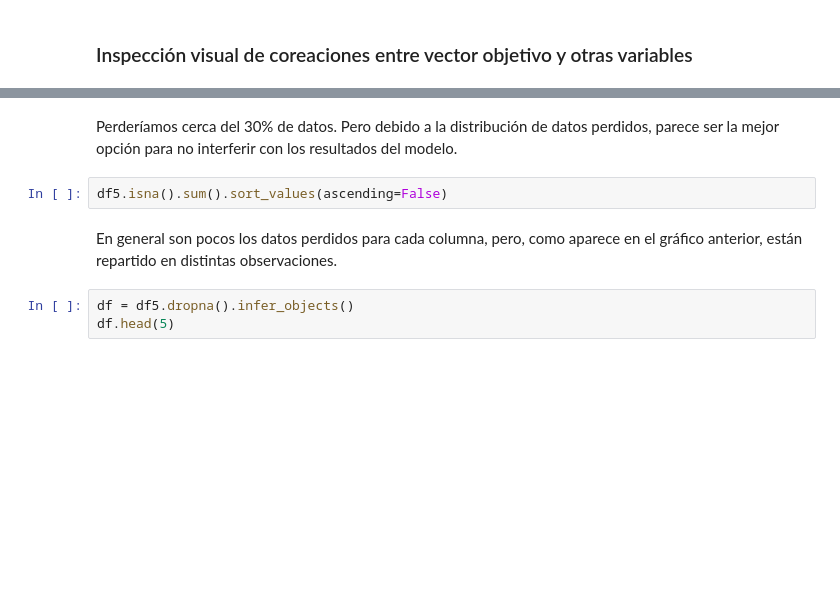
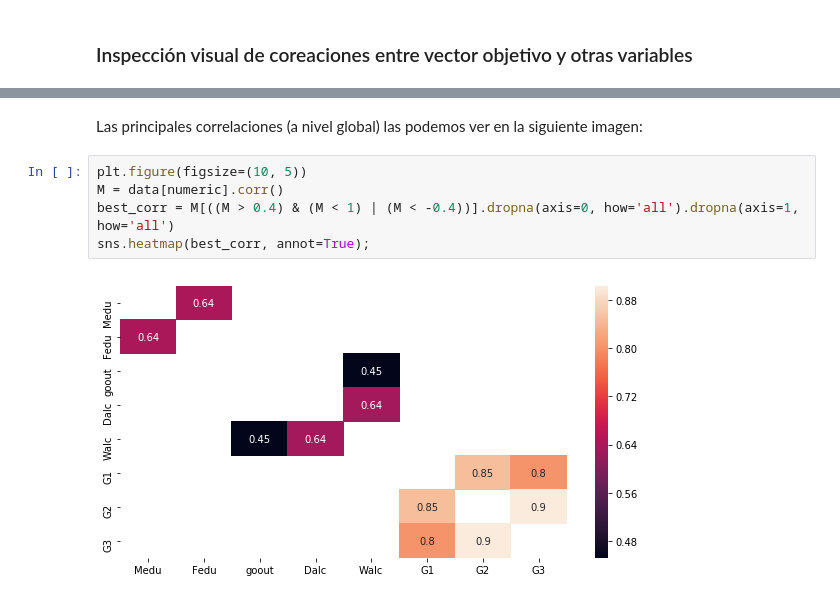
Before and after one commit to muZk/desafio-latam-ds-python, a Jupyter notebook: 02 - Fundamentos Data Science/prueba/Rendimiento escolar.ipynb, the cells around one changed output, grey strips where cells are left out. Drawn from its saved outputs; the diff is of its cells as text; blank space fills up the shorter version.

```diff
--- a/02 - Fundamentos Data Science/prueba/Rendimiento escolar.ipynb
+++ b/02 - Fundamentos Data Science/prueba/Rendimiento escolar.ipynb
@@ -418,9 +472,9 @@ df5.dropna().shape
-# %% [markdown]
-Perderíamos cerca del 30% de datos. Pero debido a la distribución de datos perdidos, parece ser la mejor opción para no interferir con los resultados del modelo.
-# %%
-df5.isna().sum().sort_values(ascending=False)
-# %% [markdown]
-En general son pocos los datos perdidos para cada columna, pero, como aparece en el gráfico anterior, están repartido en distintas observaciones.
-# %%
-df = df5.dropna().infer_objects()
-df.head(5)
+# %% [markdown]
+Las principales correlaciones (a nivel global) las podemos ver en la siguiente imagen:
+# %%
+plt.figure(figsize=(10, 5))
+M = data[numeric].corr()
+best_corr = M[((M > 0.4) & (M < 1) | (M < -0.4))].dropna(axis=0, how='all').dropna(axis=1, how='all')
+sns.heatmap(best_corr, annot=True);
+# %% [output]
+[figure, added]
```
Also changed, not shown: parts of 20 cells of this notebook, 1 other file.
